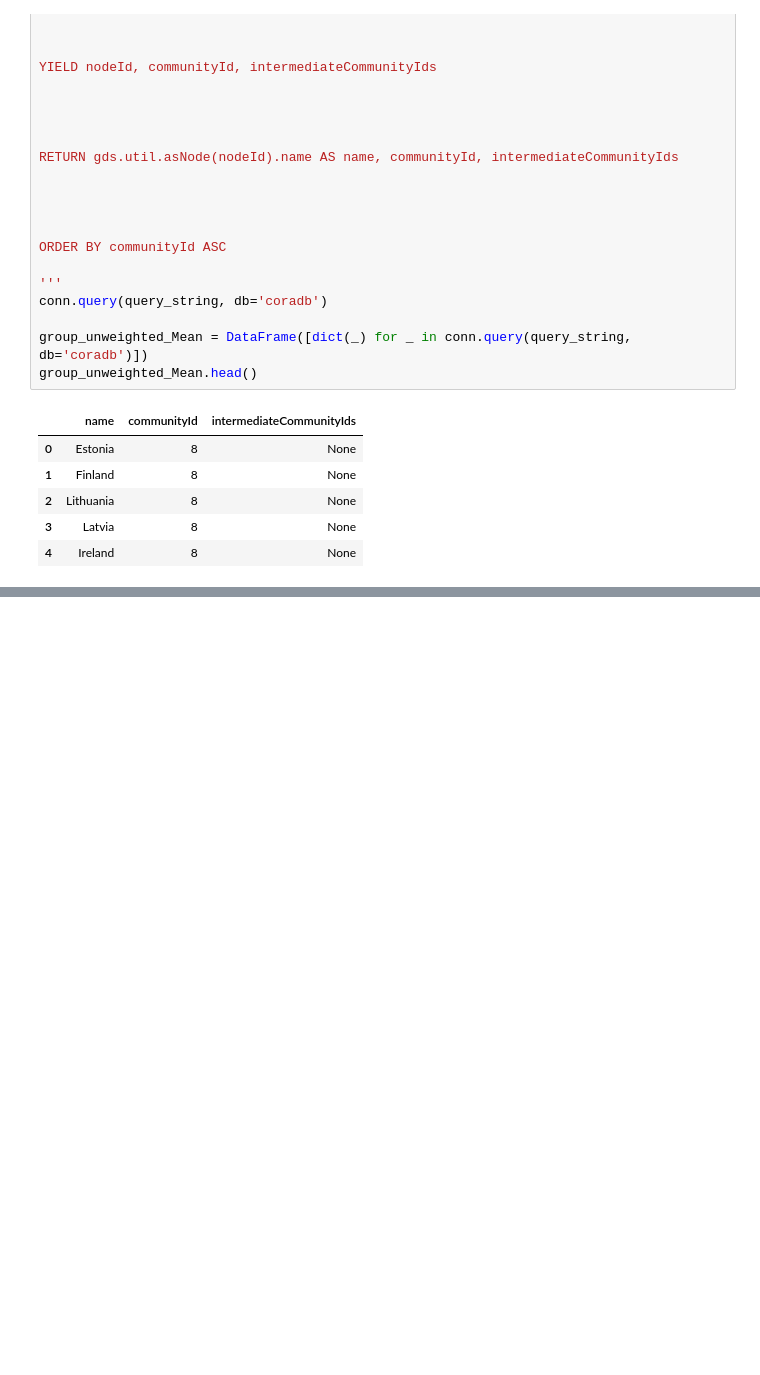
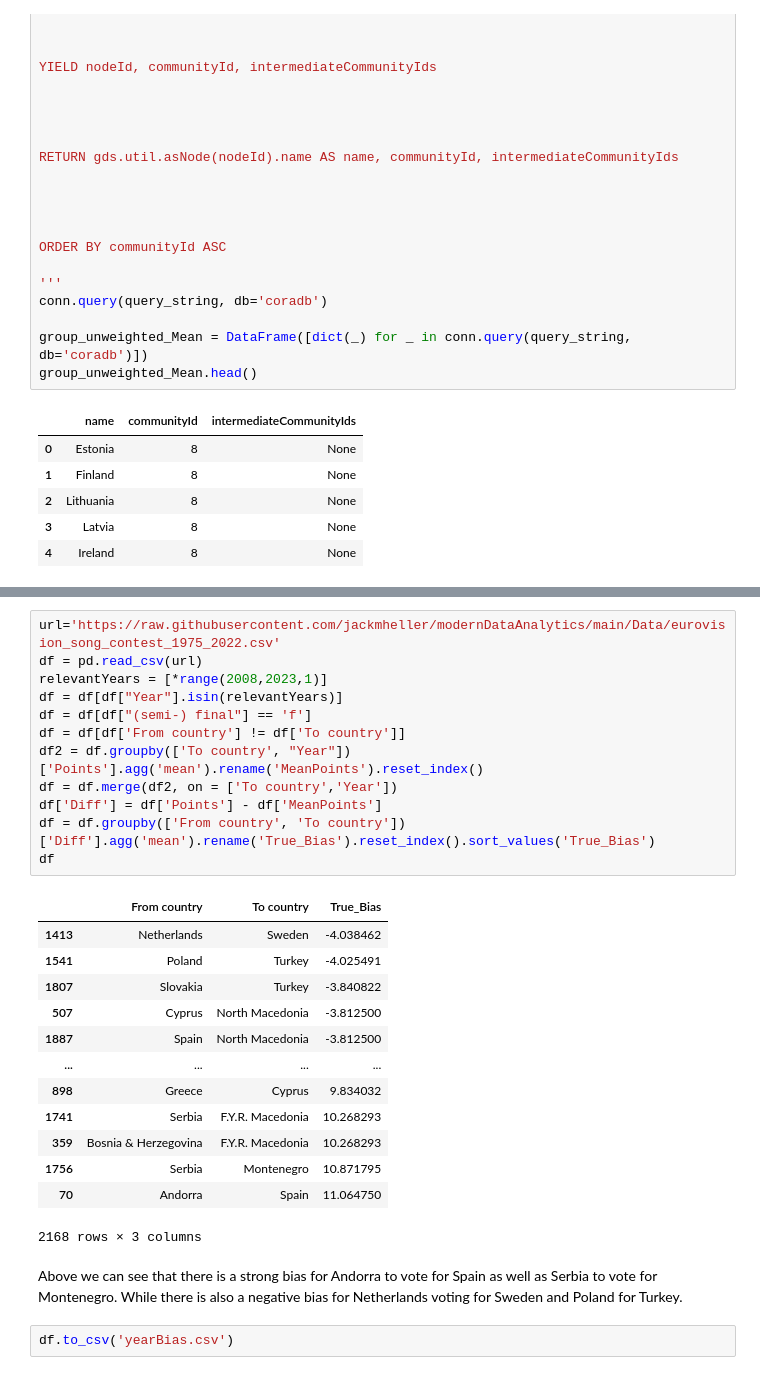
Before and after one commit to jackmheller/modernDataAnalytics, a Jupyter notebook: Neo4j_Python.ipynb, the cells around one changed output, grey strips where cells are left out. Drawn from its saved outputs; the diff is of its cells as text; blank space fills up the shorter version.

Commit message:
update main script with bias calculations

```diff
--- a/Neo4j_Python.ipynb
+++ b/Neo4j_Python.ipynb
@@ -672,0 +676,30 @@ group_unweighted_Mean.head()
+# %%
+url='https://raw.githubusercontent.com/jackmheller/modernDataAnalytics/main/Data/eurovision_song_contest_1975_2022.csv'
+df = pd.read_csv(url)
+relevantYears = [*range(2008,2023,1)]
+df = df[df["Year"].isin(relevantYears)]
+df = df[df["(semi-) final"] == 'f']
+df = df[df['From country'] != df['To country']]
+df2 = df.groupby(['To country', "Year"])['Points'].agg('mean').rename('MeanPoints').reset_index()
+df = df.merge(df2, on = ['To country','Year'])
+df['Diff'] = df['Points'] - df['MeanPoints']
+df = df.groupby(['From country', 'To country'])['Diff'].agg('mean').rename('True_Bias').reset_index().sort_values('True_Bias')
+df
+# %% [output]
+|  | From country | To country | True_Bias |
+| 1413 | Netherlands | Sweden | -4.038462 |
+| 1541 | Poland | Turkey | -4.025491 |
+| 1807 | Slovakia | Turkey | -3.840822 |
+| 507 | Cyprus | North Macedonia | -3.812500 |
+| 1887 | Spain | North Macedonia | -3.812500 |
+| ... | ... | ... | ... |
+| 898 | Greece | Cyprus | 9.834032 |
+| 1741 | Serbia | F.Y.R. Macedonia | 10.268293 |
+| 359 | Bosnia & Herzegovina | F.Y.R. Macedonia | 10.268293 |
+| 1756 | Serbia | Montenegro | 10.871795 |
+| 70 | Andorra | Spain | 11.064750 |
+2168 rows × 3 columns
+# %% [markdown]
+Above we can see that there is a strong bias for Andorra to vote for Spain as well as Serbia to vote for Montenegro.  While there is also a negative bias for Netherlands voting for Sweden and Poland for Turkey.
+# %%
+df.to_csv('yearBias.csv')
```
Also changed, not shown: parts of 9 cells of this notebook.
